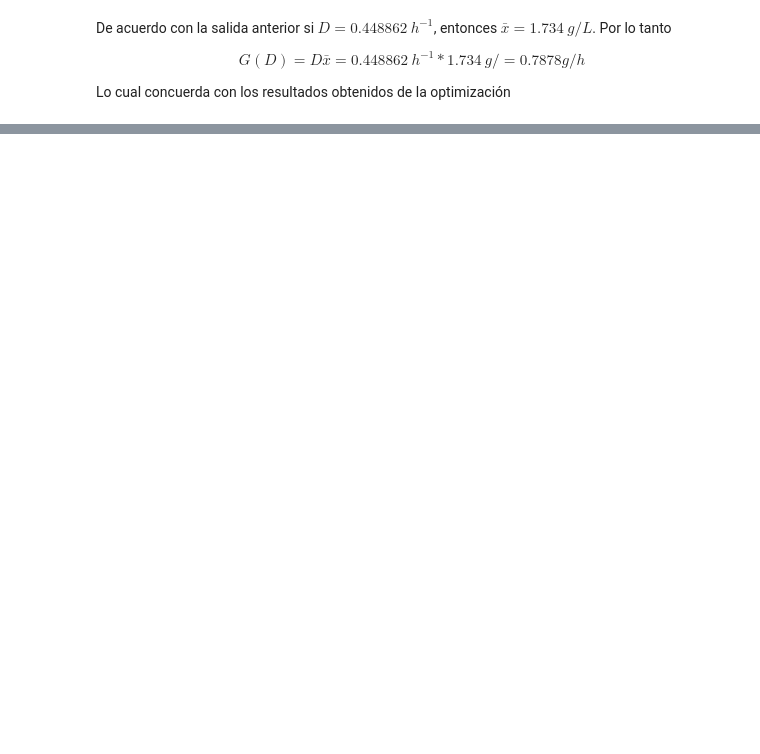
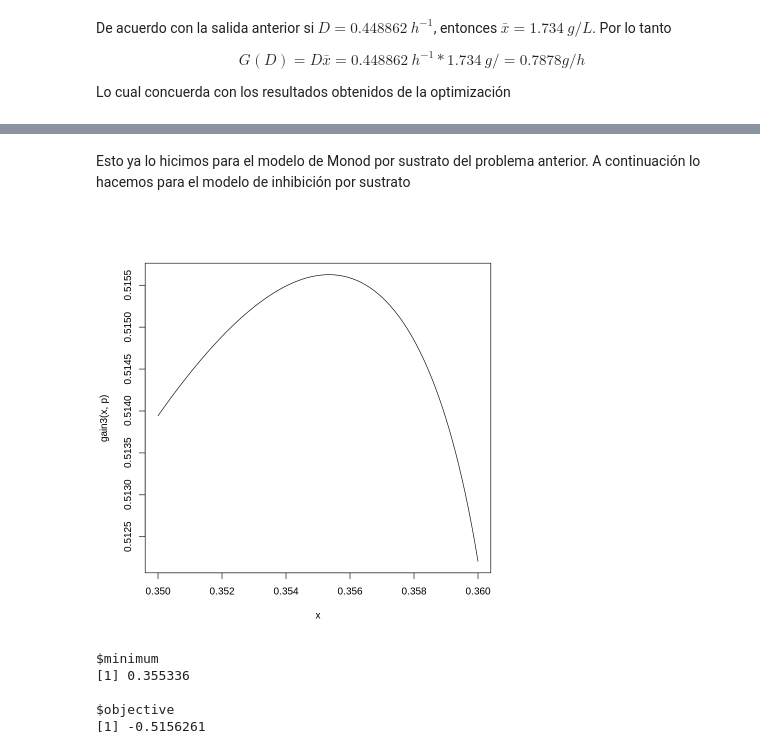
Before and after one commit to JuanM-GG/sistemas-dinamicos-R, a Jupyter notebook: modulo8_reactor_bioquimico.ipynb, the cells around one changed output, grey strips where cells are left out. Saved outputs shown, nothing was run; the diff lists cells and outputs as text; code cells hidden in the pictures; blank space fills up the shorter version.

```diff
--- a/modulo8_reactor_bioquimico.ipynb
+++ b/modulo8_reactor_bioquimico.ipynb
@@ -328,7 +357,7 @@ El problema es encontrar el valor $D_{opt}$ que nos permita maximizar $G(D)$ dad
 p["sf"] <- 5
 # %%
 # definir función objetivo
-gain <- function(p = p, x) {
+gain1 <- function(p, x) {
   with(as.list(p),{
 
       G = x*Yxs*(sf - ks*x/(mu_max - x))
@@ -350,7 +379,7 @@ plot(x, gain(p,x), type = "l")
 # %%
 # función auxiliar para la optimización
 gain2 <- function(x) {
-  out <- gain(p,x)
+  out <- gain(p = p,x)
   return(-out)
 }
 # %%
@@ -416,0 +453,26 @@ Lo cual concuerda con los resultados obtenidos de la optimización
+# %% [markdown]
+Esto ya lo hicimos para el modelo de Monod por sustrato del problema anterior. A continuación lo hacemos para el modelo de inhibición por sustrato
+# %%
+p["sf"] <- 4 # regresar a sf a su valor original
+# %%
+# establecer función objetivo
+gain3 <- function(x, p) {
+  with(as.list(p), {
+
+    s_bar = (-(1-mu_max/x) - sqrt((1-mu_max/x)^2 - 4*ki*ks))/(2*ki)
+
+    x_bar = Yxs*(sf - s_bar)
+
+    G = x*x_bar
+
+    return(G)
+
+  })
+}
+# %%
+# valores de D a evaluar
+x <- seq(0.35,0.36,len=100)
+# mostrar resultados
+plot(x, gain3(x,p), type = "l")
+# %% [output]
+[figure, added]
@@ -416,0 +485,10 @@ Lo cual concuerda con los resultados obtenidos de la optimización
+# %%
+# optimizar con optimise()
+sol2 <- optimise(f = gain4, lower = 0.35,upper = 0.36)
+print(sol2)
+# %% [output]
+$minimum
+[1] 0.355336
+
+$objective
+[1] -0.5156261
```
Also changed, not shown: parts of 28 cells of this notebook.
